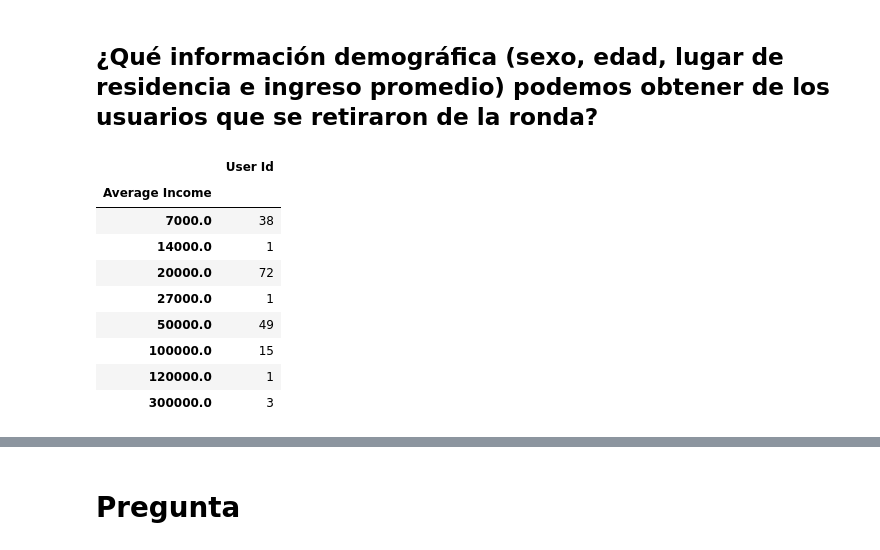
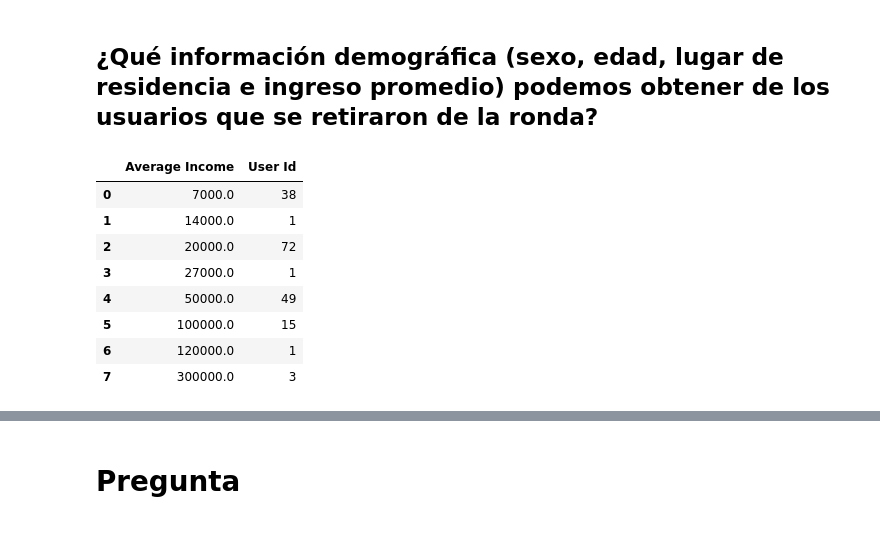
Before and after one commit to alexrodriguezh/test_pb, a Jupyter notebook: scripts/investments.ipynb, the cells around one changed output, grey strips where cells are left out. Saved outputs shown, nothing was run; the diff lists cells and outputs as text; code cells hidden in the pictures.

```diff
--- a/scripts/investments.ipynb
+++ b/scripts/investments.ipynb
@@ -97,19 +88,18 @@ ronda_inv
 # %% [markdown]
 ## ¿Qué información demográfica (sexo, edad, lugar de residencia e ingreso promedio) podemos obtener de los usuarios que se retiraron de la ronda?
 # %%
-gender = withdrawn_by_choice.groupby('Gender')[['User Id']].count()
-age = withdrawn_by_choice.groupby('Age')[['User Id']].count()
-state = withdrawn_by_choice.groupby('State')[['User Id']].count()
-income = withdrawn_by_choice.groupby('Average Income')[['User Id']].count()
+gender = withdrawn_by_choice.groupby('Gender')[['User Id']].count().reset_index() #
+age = withdrawn_by_choice.groupby('Age')[['User Id']].count().reset_index() #
+state = withdrawn_by_choice.groupby('State')[['User Id']].count().reset_index() #
+income = withdrawn_by_choice.groupby('Average Income')[['User Id']].count().reset_index() # Histograma
 income
 # %% [output]
-|  | User Id |
-| Average Income |  |
-| 7000.0 | 38 |
-| 14000.0 | 1 |
-| 20000.0 | 72 |
-| 27000.0 | 1 |
-| 50000.0 | 49 |
-| 100000.0 | 15 |
-| 120000.0 | 1 |
-| 300000.0 | 3 |
+|  | Average Income | User Id |
+| 0 | 7000.0 | 38 |
+| 1 | 14000.0 | 1 |
+| 2 | 20000.0 | 72 |
+| 3 | 27000.0 | 1 |
+| 4 | 50000.0 | 49 |
+| 5 | 100000.0 | 15 |
+| 6 | 120000.0 | 1 |
+| 7 | 300000.0 | 3 |
```
Also changed, not shown: parts of 14 cells of this notebook.
